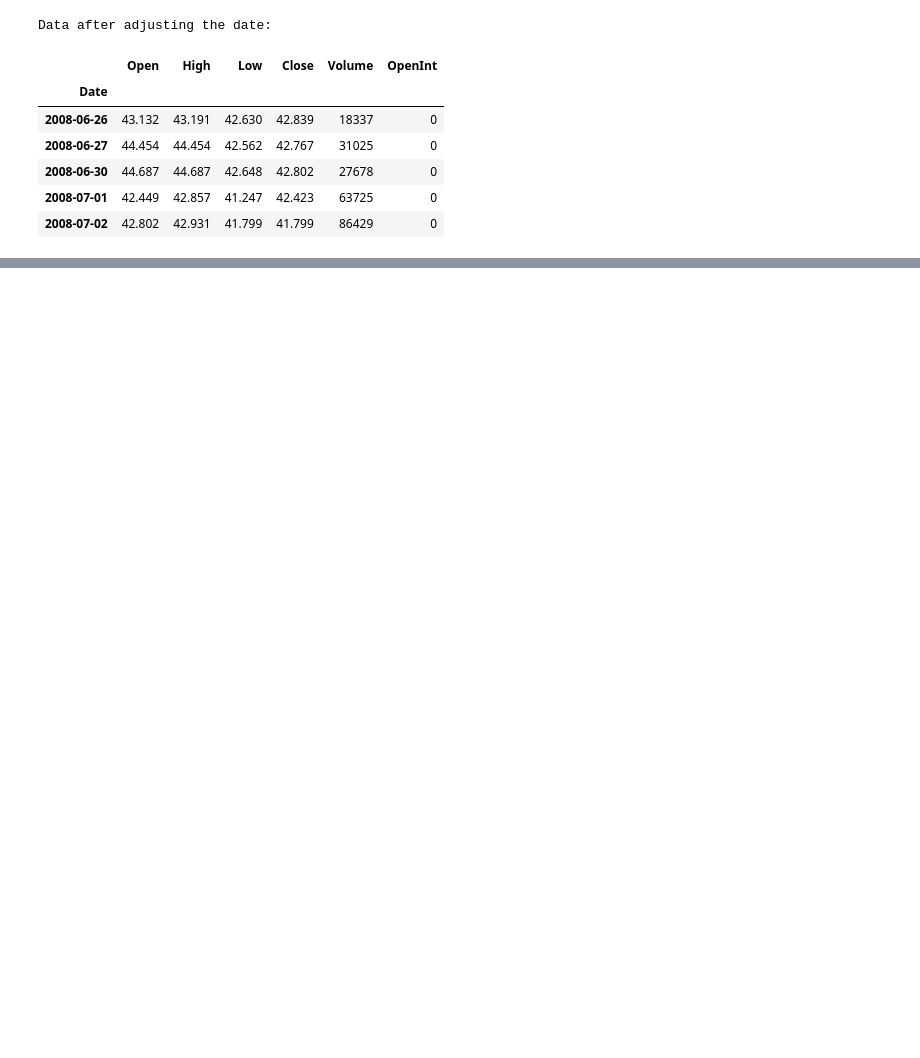
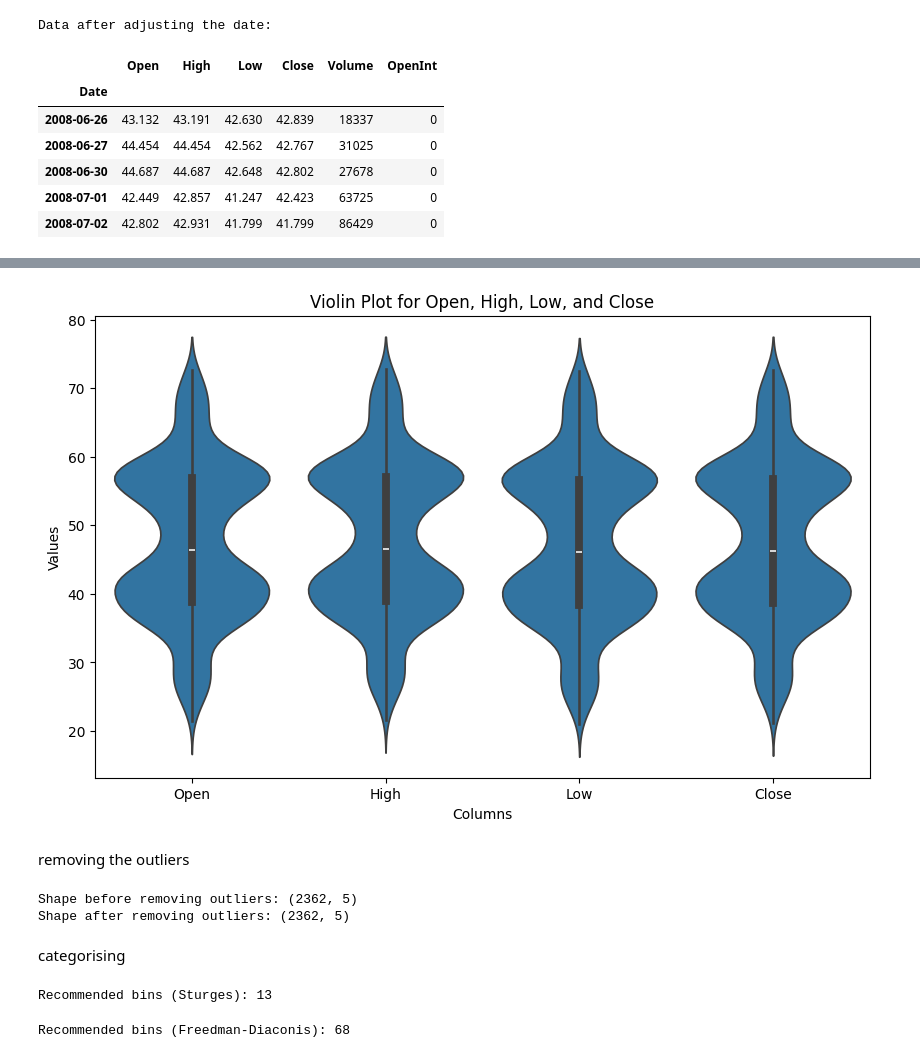
Before and after one commit to qazalarabali/ETF_EDA_Visualization, a Jupyter notebook: Index ETFs/VT/VT_EDA.ipynb, the cells around one changed output, grey strips where cells are left out. Cells and saved outputs as stored; diff of their text form; code cells hidden in the pictures; blank space fills up the shorter version.

```diff
--- a/Index ETFs/VT/VT_EDA.ipynb
+++ b/Index ETFs/VT/VT_EDA.ipynb
@@ -327,0 +356,75 @@ Data after adjusting the date:
+# %%
+import seaborn as sns
+import matplotlib.pyplot as plt
+
+# Prepare the data for grouped plotting
+columns_to_plot = ['Open', 'High', 'Low', 'Close']
+melted_data = df[columns_to_plot].melt(var_name="Columns", value_name="Values")
+
+# Plot the violin plot for all columns in one figure
+plt.figure(figsize=(10, 6))
+sns.violinplot(data=melted_data, x="Columns", y="Values", inner="box", density_norm="width")
+plt.title("Violin Plot for Open, High, Low, and Close")
+plt.xlabel("Columns")
+plt.ylabel("Values")
+plt.show()
+# %% [output]
+[figure, added]
+# %% [markdown]
+removing the outliers
+# %%
+# Remove outliers using IQR
+filtered_data = df.copy()
+
+columns_to_check = ['Open', 'High', 'Low', 'Close']
+
+for column in columns_to_check:
+    # Calculate Q1, Q3, and IQR
+    Q1 = filtered_data[column].quantile(0.25)
+    Q3 = filtered_data[column].quantile(0.75)
+    IQR = Q3 - Q1
+
+    # Define lower and upper bounds
+    lower_bound = Q1 - 1 * IQR
+    upper_bound = Q3 + 1 * IQR
+
+    # Filter out outliers
+    filtered_data = filtered_data[(filtered_data[column] >= lower_bound) & (filtered_data[column] <= upper_bound)]
+
+print(f"Shape before removing outliers: {df.shape}")
+
+# Display the shape of the filtered dataset
+print(f"Shape after removing outliers: {filtered_data.shape}")
+# %% [output]
+Shape before removing outliers: (2362, 5)
+Shape after removing outliers: (2362, 5)
+# %% [markdown]
+categorising
+# %%
+# Function to calculate the number of bins using Sturges' Rule
+def calculate_bins_sturges(n):
+    # Sturges' formula: number of bins = log2(n) + 1
+    return int(np.ceil(np.log2(n) + 1))
+
+# Calculate the number of bins based on the dataset
+n = len(df)  # Total number of records in the dataset
+bins_sturges = calculate_bins_sturges(n)
+
+# Print the recommended number of bins based on Sturges' Rule
+print(f"Recommended bins (Sturges): {bins_sturges}")
+# %% [output]
+Recommended bins (Sturges): 13
+# %%
+# Alternatively, calculate the IQR (Interquartile Range) for Freedman-Diaconis rule
+iqr = np.percentile(df['Open'], 75) - np.percentile(df['Open'], 25)
+
+# Calculate bin width using Freedman-Diaconis formula: bin_width = 2 * IQR / sqrt(n)
+bin_width = 2 * iqr / np.sqrt(n)
+
+# Determine the number of bins based on the Freedman-Diaconis rule
+bins_fd = int((df['Open'].max() - df['Open'].min()) / bin_width)
+
+# Print the recommended number of bins based on Freedman-Diaconis rule
+print(f"Recommended bins (Freedman-Diaconis): {bins_fd}")
+# %% [output]
+Recommended bins (Freedman-Diaconis): 68
```
Also changed, not shown: parts of 17 cells of this notebook.
